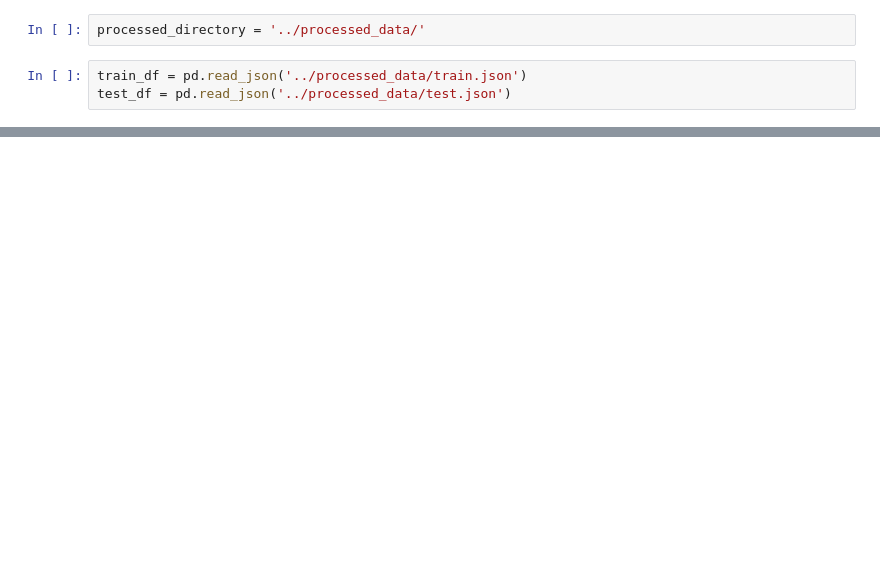
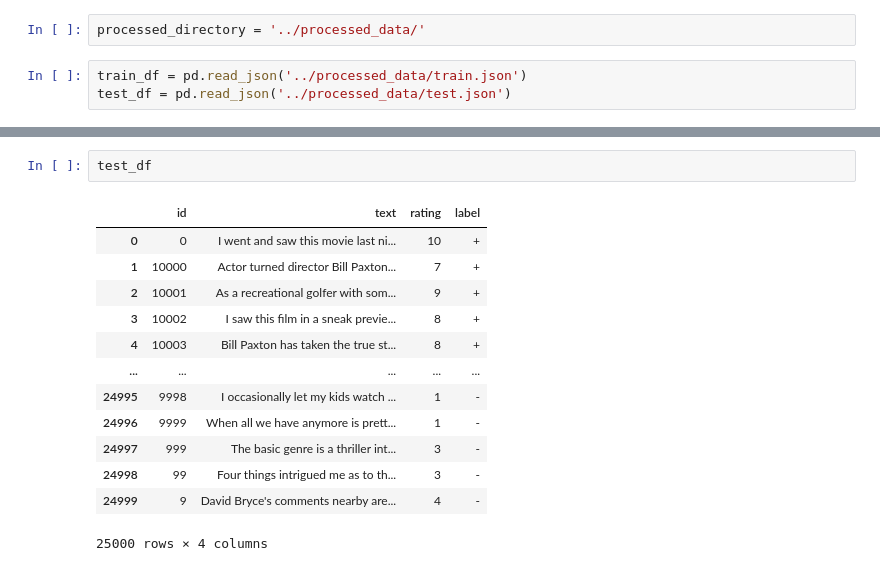
Before and after one commit to therealcs1010/CS4248-Project, a Jupyter notebook: Yu Jie/Training.ipynb, the cells around one changed output, grey strips where cells are left out. Saved outputs shown, nothing was run; the diff lists cells and outputs as text; blank space fills up the shorter version.

```diff
--- a/Yu Jie/Training.ipynb
+++ b/Yu Jie/Training.ipynb
@@ -23 +40,17 @@ train_df
 25000 rows × 4 columns
+# %%
+test_df
+# %% [output]
+|  | id | text | rating | label |
+| 0 | 0 | I went and saw this movie last ni... | 10 | + |
+| 1 | 10000 | Actor turned director Bill Paxton... | 7 | + |
+| 2 | 10001 | As a recreational golfer with som... | 9 | + |
+| 3 | 10002 | I saw this film in a sneak previe... | 8 | + |
+| 4 | 10003 | Bill Paxton has taken the true st... | 8 | + |
+| ... | ... | ... | ... | ... |
+| 24995 | 9998 | I occasionally let my kids watch ... | 1 | - |
+| 24996 | 9999 | When all we have anymore is prett... | 1 | - |
+| 24997 | 999 | The basic genre is a thriller int... | 3 | - |
+| 24998 | 99 | Four things intrigued me as to th... | 3 | - |
+| 24999 | 9 | David Bryce's comments nearby are... | 4 | - |
+25000 rows × 4 columns
```
Also changed, not shown: parts of 19 cells of this notebook, 8 other files.
